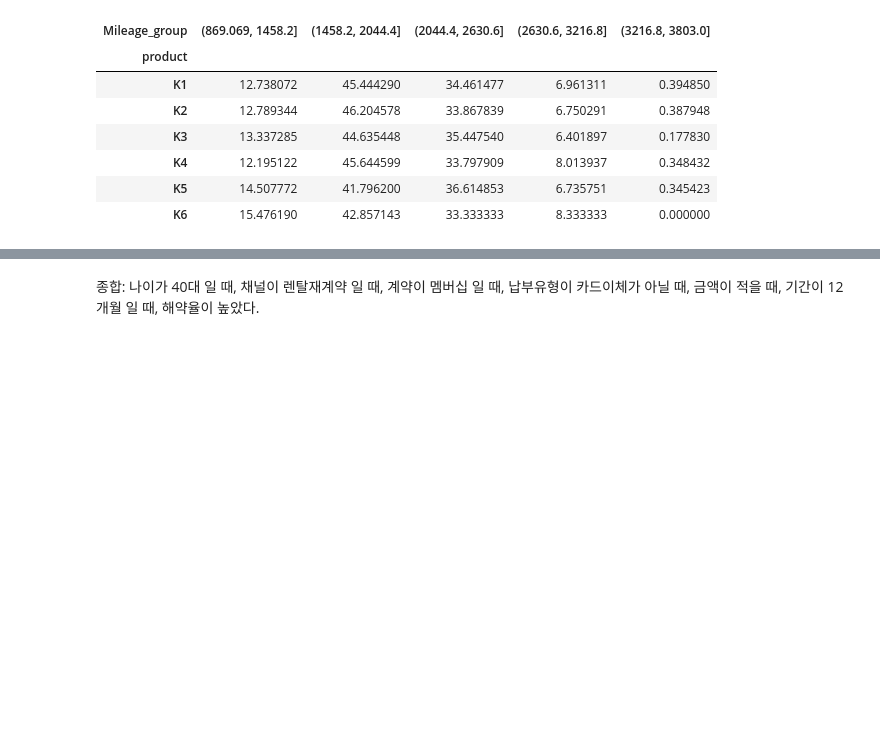
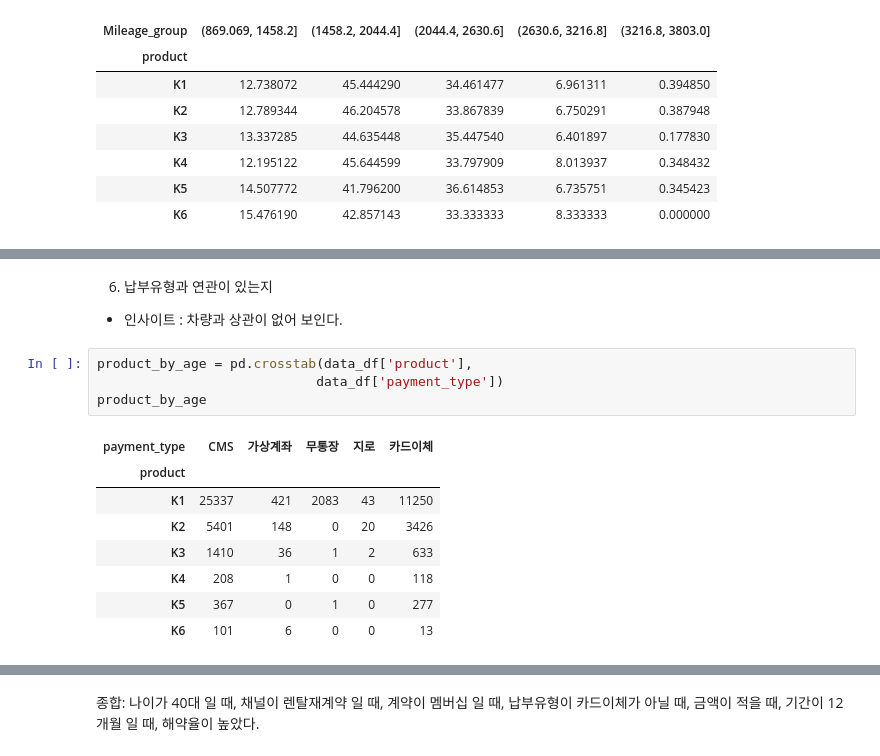
Before and after one commit to Huey-fitpet/study_data_analytics, a Jupyter notebook: quests/EDA/EDA_LetalCarOfContractType_06.ipynb, the cells around one changed output, grey strips where cells are left out. Cells and saved outputs as stored; diff of their text form; blank space fills up the shorter version.

```diff
--- a/quests/EDA/EDA_LetalCarOfContractType_06.ipynb
+++ b/quests/EDA/EDA_LetalCarOfContractType_06.ipynb
@@ -650,0 +365,16 @@ Name: count, dtype: float64
+# %% [markdown]
+6. 납부유형과 연관이 있는지
+ -  인사이트 : 차량과 상관이 없어 보인다.
+# %%
+product_by_age = pd.crosstab(data_df['product'],
+                            data_df['payment_type'])
+product_by_age
+# %% [output]
+| payment_type | CMS | 가상계좌 | 무통장 | 지로 | 카드이체 |
+| product |  |  |  |  |  |
+| K1 | 25337 | 421 | 2083 | 43 | 11250 |
+| K2 | 5401 | 148 | 0 | 20 | 3426 |
+| K3 | 1410 | 36 | 1 | 2 | 633 |
+| K4 | 208 | 1 | 0 | 0 | 118 |
+| K5 | 367 | 0 | 1 | 0 | 277 |
+| K6 | 101 | 6 | 0 | 0 | 13 |
```
Also changed, not shown: parts of 40 cells of this notebook, 1 other file.
